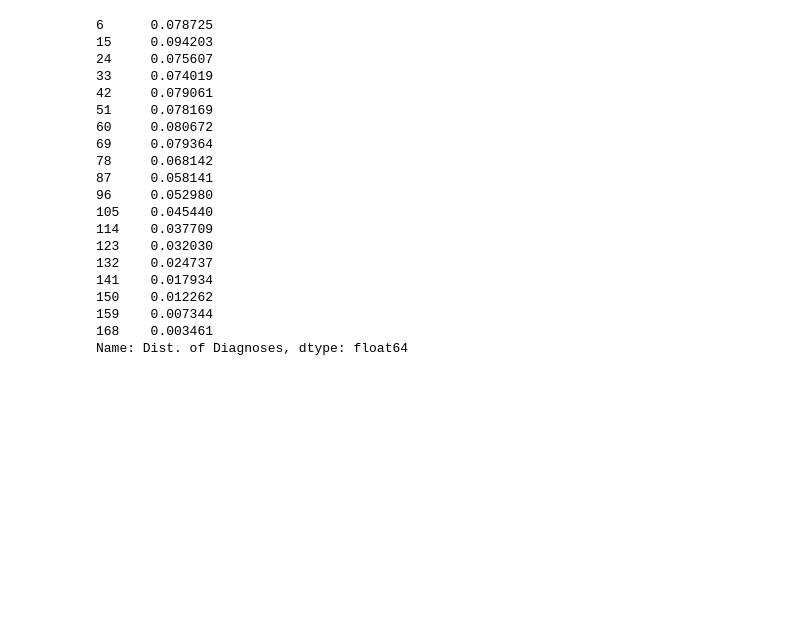
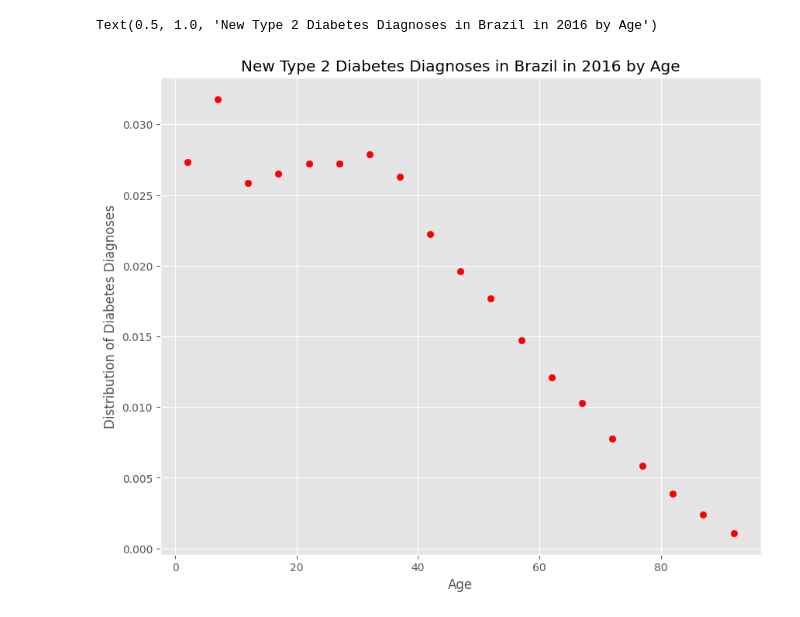
Before and after one commit to JosephMuschialli/QM2, a Jupyter notebook: Project/Newbrazildatabyage.ipynb, the cells around one changed output. Saved outputs shown, nothing was run; the diff lists cells and outputs as text; code cells hidden in the pictures; blank space fills up the shorter version.

```diff
--- a/Project/Newbrazildatabyage.ipynb
+++ b/Project/Newbrazildatabyage.ipynb
@@ -44,23 +42,14 @@ Text(0.5, 1.0, 'New Type 2 Diabetes Diagnoses in Brazil in 2018 by Age')
-# %%
-df['Dist. of Diagnoses']
-# %% [output]
-6      0.078725
-15     0.094203
-24     0.075607
-33     0.074019
-42     0.079061
-51     0.078169
-60     0.080672
-69     0.079364
-78     0.068142
-87     0.058141
-96     0.052980
-105    0.045440
-114    0.037709
-123    0.032030
-132    0.024737
-141    0.017934
-150    0.012262
-159    0.007344
-168    0.003461
-Name: Dist. of Diagnoses, dtype: float64
+# %%
+# For 2016
+
+df16 = df[df['year']==2016]
+df16 = df16[['average age', 'Dist. of Diagnoses']]
+x16 = df16['average age']
+y16 = df16['Dist. of Diagnoses']
+plt.scatter(x16,y16,c='red')
+plt.xlabel('Age')
+plt.ylabel('Distribution of Diabetes Diagnoses')
+plt.title('New Type 2 Diabetes Diagnoses in Brazil in 2016 by Age')
+# %% [output]
+Text(0.5, 1.0, 'New Type 2 Diabetes Diagnoses in Brazil in 2016 by Age')
+[figure, added]
```
Also changed, not shown: parts of 6 cells of this notebook.
